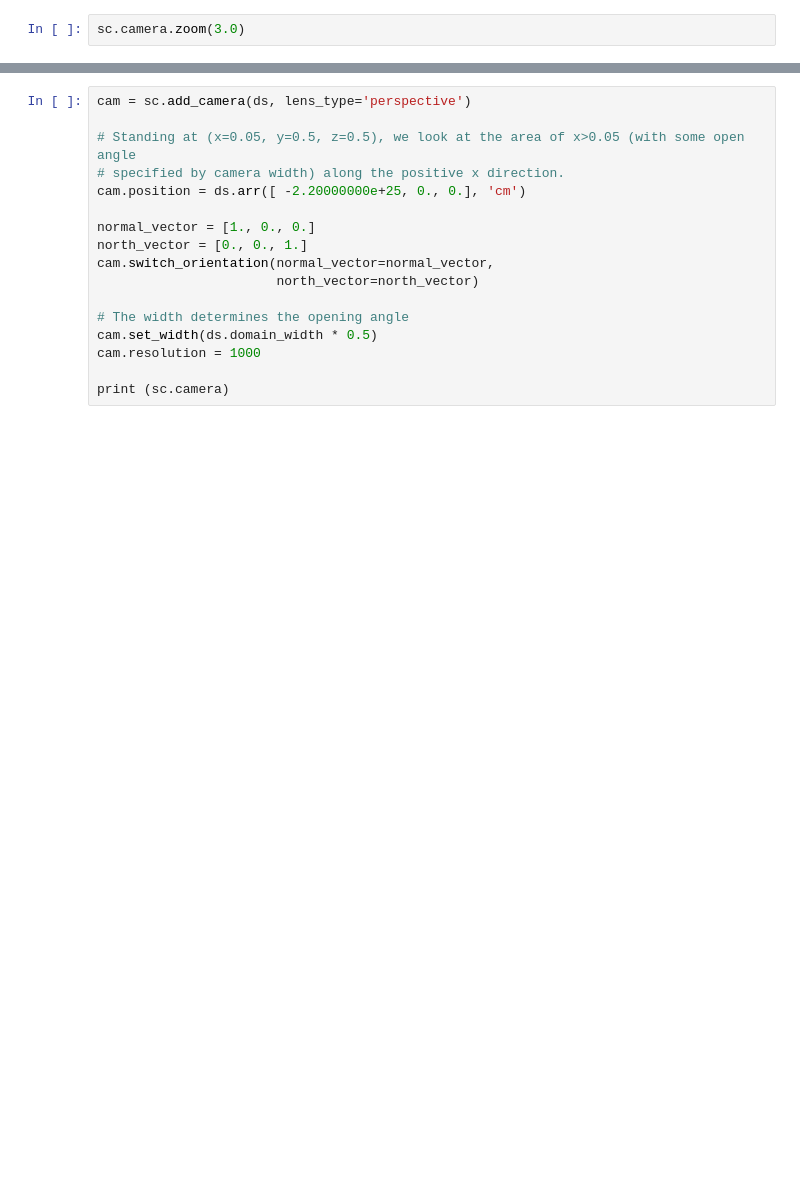
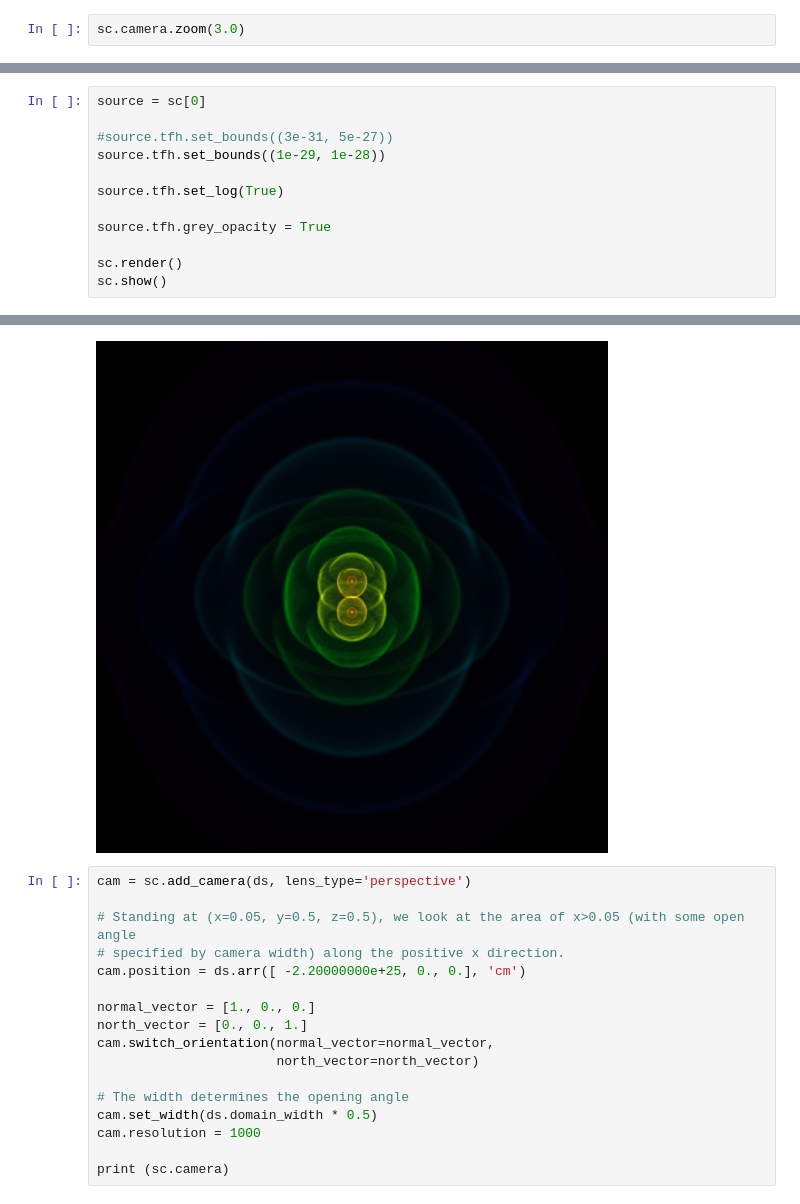
Before and after one commit to bbrzycki/cluster-mergers-and-b-fields, a Jupyter notebook: jupyter-notebooks/Volume Rendering.ipynb, the cells around one changed output, grey strips where cells are left out. Cells and saved outputs as stored; diff of their text form; blank space fills up the shorter version.

```diff
--- a/jupyter-notebooks/Volume Rendering.ipynb
+++ b/jupyter-notebooks/Volume Rendering.ipynb
@@ -73,0 +74,13 @@ yt : [INFO     ] 2018-01-21 02:20:56,279 Rendering scene (Can take a while).
+# %%
+source = sc[0]
+
+#source.tfh.set_bounds((3e-31, 5e-27))
+source.tfh.set_bounds((1e-29, 1e-28))
+
+source.tfh.set_log(True)
+
+source.tfh.grey_opacity = True
+
+sc.render()
+sc.show()
+# %% [output]
@@ -74,3 +88,4 @@ yt : [INFO     ] 2018-01-21 02:20:56,279 Rendering scene (Can take a while).
+[figure, added]
 # %%
 cam = sc.add_camera(ds, lens_type='perspective')
 
```
Also changed, not shown: parts of 7 cells of this notebook, 3 other files.
